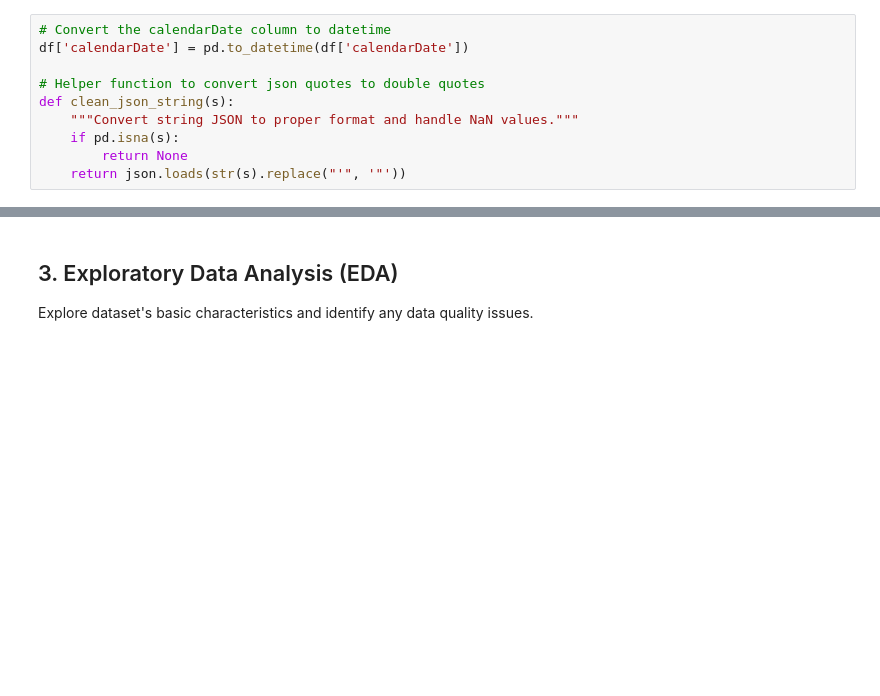
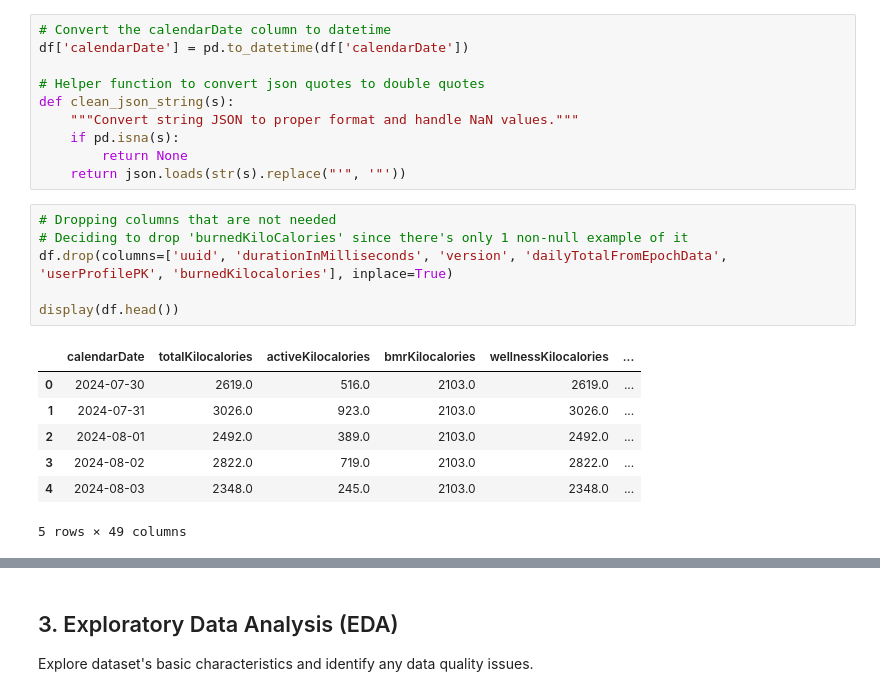
Before and after one commit to adriandlam/wellbeing_analyzer, a Jupyter notebook: notebooks/daily_metrics/data_exploration.ipynb, the cells around one changed output, grey strips where cells are left out. Saved outputs shown, nothing was run; the diff lists cells and outputs as text; blank space fills up the shorter version.

Commit message:
feat: Add dropping of irrelevant columns in daily metrics dataset

```diff
--- a/notebooks/daily_metrics/data_exploration.ipynb
+++ b/notebooks/daily_metrics/data_exploration.ipynb
@@ -54,6 +54,20 @@ def clean_json_string(s):
     if pd.isna(s):
         return None
     return json.loads(str(s).replace("'", '"'))
+# %%
+# Dropping columns that are not needed
+# Deciding to drop 'burnedKiloCalories' since there's only 1 non-null example of it
+df.drop(columns=['uuid', 'durationInMilliseconds', 'version', 'dailyTotalFromEpochData', 'userProfilePK', 'burnedKilocalories'], inplace=True)
+
+display(df.head())
+# %% [output]
+|  | calendarDate | totalKilocalories | activeKilocalories | bmrKilocalories | wellnessKilocalories | ... |
+| 0 | 2024-07-30 | 2619.0 | 516.0 | 2103.0 | 2619.0 | ... |
+| 1 | 2024-07-31 | 3026.0 | 923.0 | 2103.0 | 3026.0 | ... |
+| 2 | 2024-08-01 | 2492.0 | 389.0 | 2103.0 | 2492.0 | ... |
+| 3 | 2024-08-02 | 2822.0 | 719.0 | 2103.0 | 2822.0 | ... |
+| 4 | 2024-08-03 | 2348.0 | 245.0 | 2103.0 | 2348.0 | ... |
+5 rows × 49 columns
 # %% [markdown]
 <div></div>
 # %% [markdown]
```
Also changed, not shown: parts of 1 cell of this notebook.
